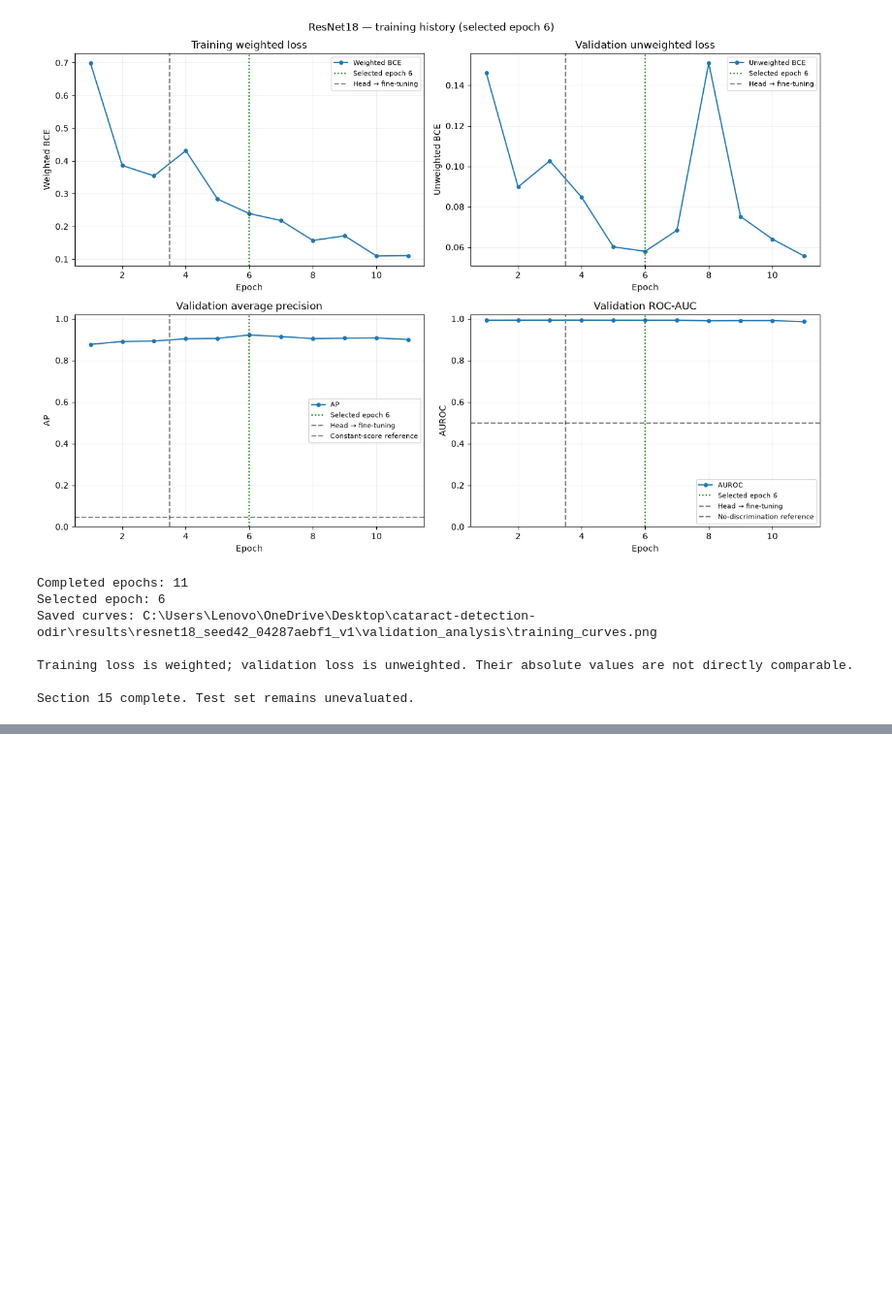
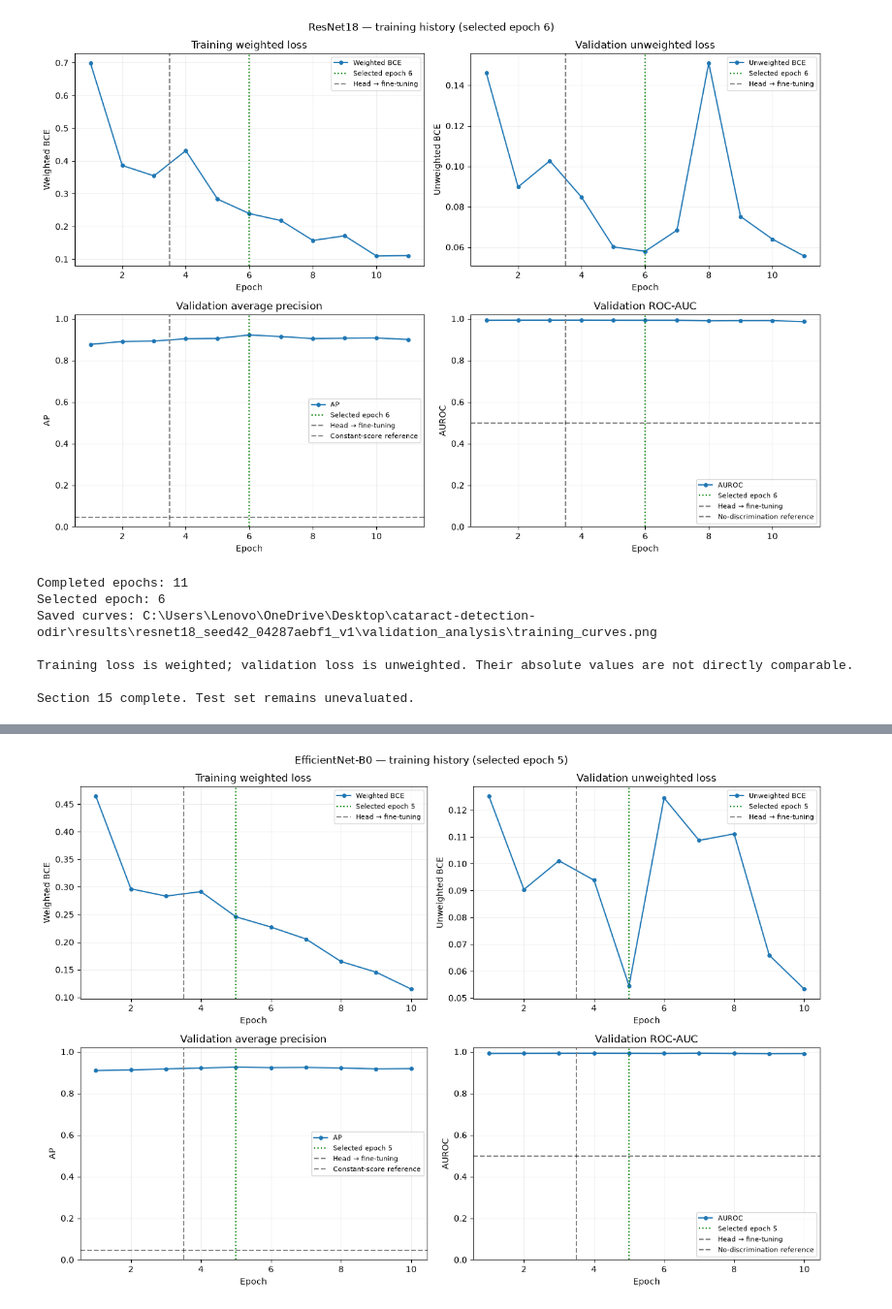
Before and after one commit to Pratyush-Negi25/cataract-detection-odir, a Jupyter notebook: cataract_detection_odir.ipynb, the cells around one changed output, grey strips where cells are left out. Shown at 97% size. Cells and saved outputs as stored; diff of their text form; code cells hidden in the pictures; blank space fills up the shorter version.

Commit message:
Complete EfficientNet-B0 training and validation

```diff
--- a/cataract_detection_odir.ipynb
+++ b/cataract_detection_odir.ipynb
@@ -4516,0 +5657,100 @@ Section 15 complete. Test set remains unevaluated.
+# %%
+effnet_history = pd.read_csv(
+    EFFNET_RESULT_DIR / "training_history.csv"
+).sort_values("epoch").reset_index(drop=True)
+
+if "val_roc_auc" not in effnet_history.columns:
+    effnet_history = effnet_history.rename(
+        columns={"val_auroc": "val_roc_auc"}
+    )
+
+required_columns = {
+    "epoch", "phase", "train_loss", "val_loss",
+    "val_average_precision", "val_roc_auc",
+}
+missing = required_columns - set(effnet_history.columns)
+
+if missing:
+    raise ValueError(
+        f"Missing columns: {sorted(missing)}\n"
+        f"Available columns: {effnet_history.columns.tolist()}"
+    )
+
+if effnet_history.empty or effnet_history["epoch"].duplicated().any():
+    raise ValueError("Training history is empty or has duplicate epochs.")
+
+selected_epoch = int(effnet_checkpoint["epoch"])
+
+if selected_epoch not in effnet_history["epoch"].values:
+    raise ValueError("Selected epoch is missing from training history.")
+
+fine_epochs = effnet_history.loc[
+    effnet_history["phase"].eq("fine_tune"), "epoch"
+]
+
+plot_settings = [
+    ("train_loss", "Training weighted loss", "Weighted BCE"),
+    ("val_loss", "Validation unweighted loss", "Unweighted BCE"),
+    ("val_average_precision", "Validation average precision", "AP"),
+    ("val_roc_auc", "Validation ROC-AUC", "AUROC"),
+]
+
+fig, axes = plt.subplots(2, 2, figsize=(13, 9))
+
+for ax, (column, title, ylabel) in zip(axes.flat, plot_settings):
+    ax.plot(
+        effnet_history["epoch"], effnet_history[column],
+        marker="o", markersize=4, label=ylabel,
+    )
+    ax.axvline(
+        selected_epoch, color="green", linestyle=":",
+        label=f"Selected epoch {selected_epoch}",
+    )
+
+    if not fine_epochs.empty:
+        ax.axvline(
+            fine_epochs.min() - 0.5,
+            color="gray", linestyle="--",
+            label="Head → fine-tuning",
+        )
+
+    if column == "val_average_precision":
+        ax.axhline(
+            effnet_val["label"].mean(),
+            color="black", linestyle="--", alpha=0.5,
+            label="Constant-score reference",
+        )
+        ax.set_ylim(0, 1.02)
+
+    elif column == "val_roc_auc":
+        ax.axhline(
+            0.5, color="black", linestyle="--", alpha=0.5,
+            label="No-discrimination reference",
+        )
+        ax.set_ylim(0, 1.02)
+
+    ax.set(title=title, xlabel="Epoch", ylabel=ylabel)
+    ax.grid(alpha=0.2)
+    ax.legend(fontsize=8)
+
+fig.suptitle(
+    "EfficientNet-B0 — training history "
+    f"(selected epoch {selected_epoch})"
+)
+fig.tight_layout()
+
+curve_path = EFFNET_EVAL_DIR / "training_curves.png"
+fig.savefig(curve_path, dpi=200, bbox_inches="tight")
+plt.show()
+plt.close(fig)
+
+print("Completed epochs:", len(effnet_history))
+print("Selected epoch:", selected_epoch)
+print("Saved curves:", curve_path)
+print(
+    "Training loss is weighted; validation loss is unweighted. "
+    "Their absolute values are not directly comparable."
+)
+print("\nSection 17 complete. Test set remains unevaluated.")
+# %% [output]
+[figure, added]
```
Also changed, not shown: parts of 9 cells of this notebook.
